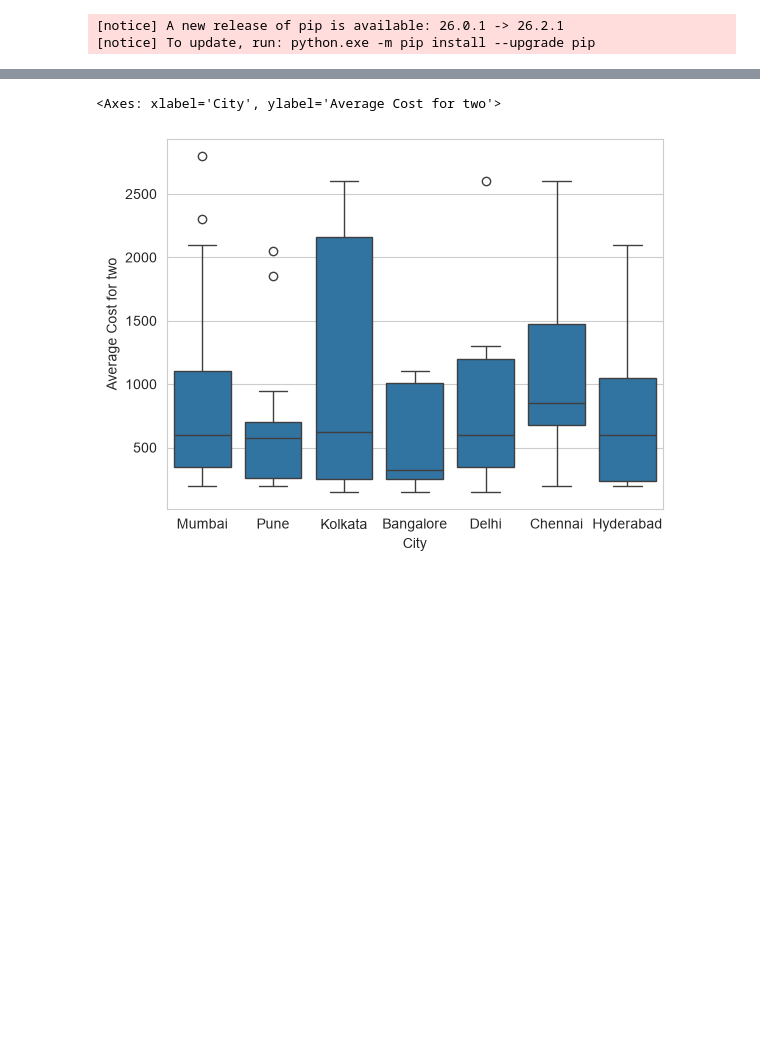
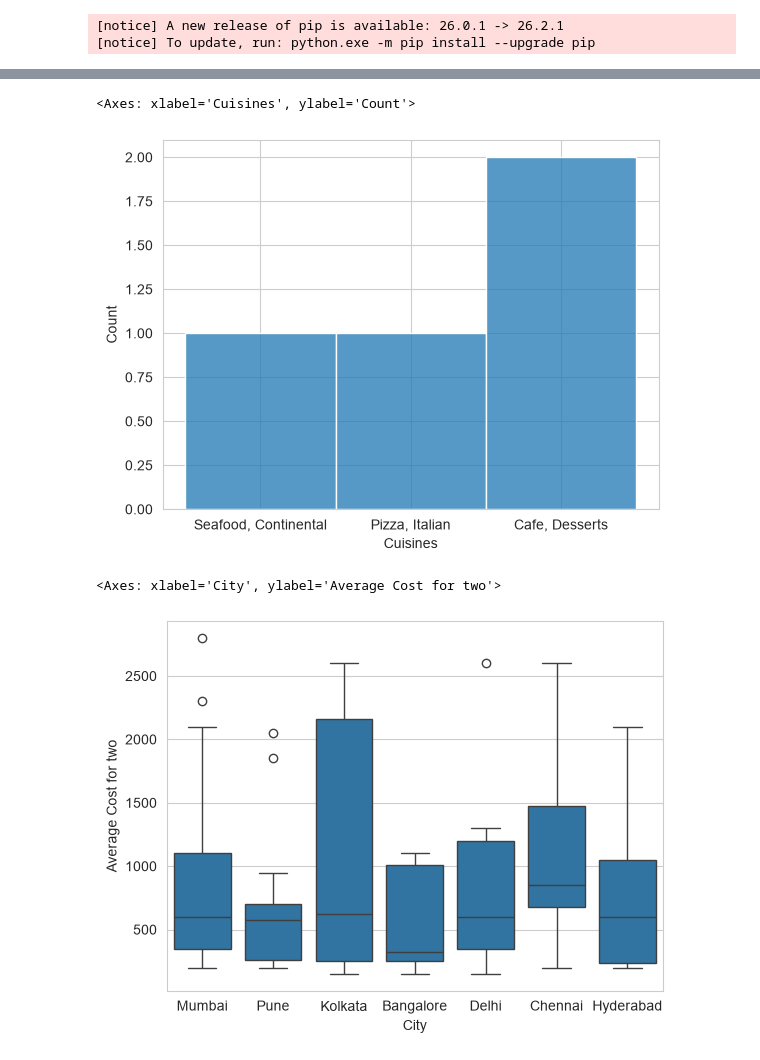
Before and after one commit to gumnaam4/DBMSML, a Jupyter notebook: lecture work/31.ipynb, the cells around one changed output, grey strips where cells are left out. Cells and saved outputs as stored; diff of their text form; code cells hidden in the pictures; blank space fills up the shorter version.

```diff
--- a/lecture work/31.ipynb
+++ b/lecture work/31.ipynb
@@ -65,3 +71,8 @@ df.head()
+# %%
+sns.histplot(data=df1, x="Cuisines",bins=2)
+# %% [output]
+<Axes: xlabel='Cuisines', ylabel='Count'>
+[figure, added]
 # %%
 sns.boxplot(data= df, x="City",y="Average Cost for two")
 # %% [output]
```
Also changed, not shown: parts of 2 cells of this notebook.
